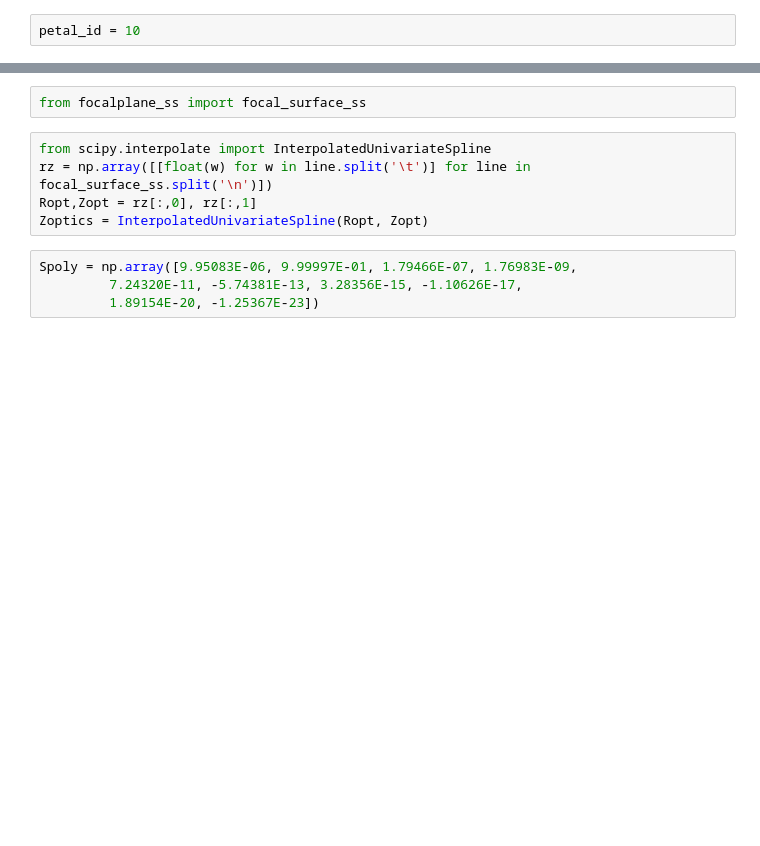
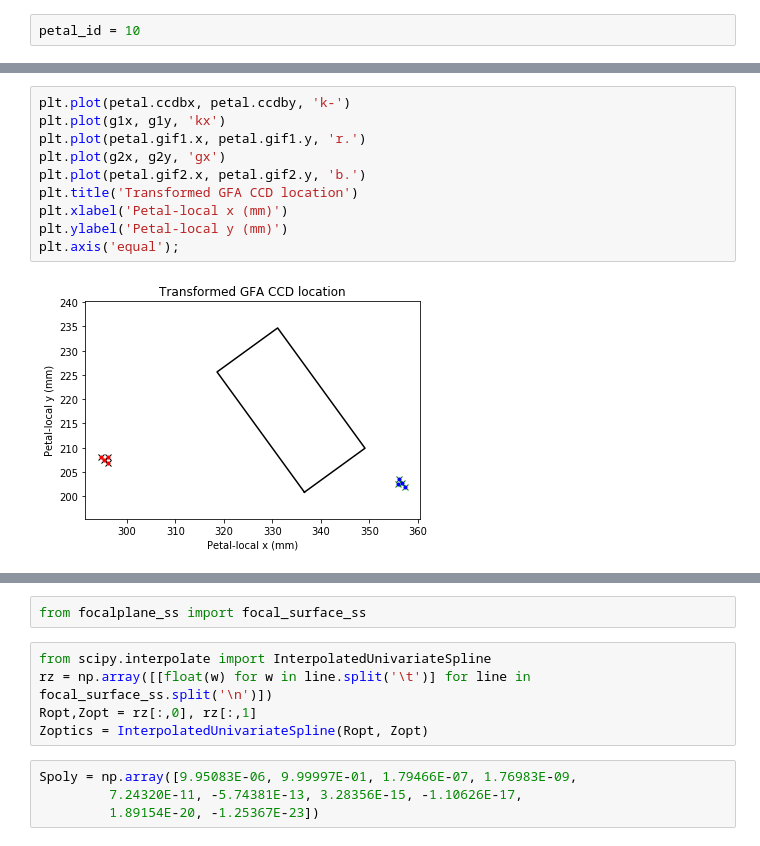
Before and after one commit to dstndstn/desi-commish, a Jupyter notebook: gif-fif.ipynb, the cells around one changed output, grey strips where cells are left out. Saved outputs shown, nothing was run; the diff lists cells and outputs as text; blank space fills up the shorter version.

```diff
--- a/gif-fif.ipynb
+++ b/gif-fif.ipynb
@@ -287,0 +53,12 @@ r1tan,d1tan = sip.wcstan.pixelxy2radec(np.zeros_like(yy) + 2048, yy)
+# %%
+plt.plot(petal.ccdbx, petal.ccdby, 'k-')
+plt.plot(g1x, g1y, 'kx')
+plt.plot(petal.gif1.x, petal.gif1.y, 'r.')
+plt.plot(g2x, g2y, 'gx')
+plt.plot(petal.gif2.x, petal.gif2.y, 'b.')
+plt.title('Transformed GFA CCD location')
+plt.xlabel('Petal-local x (mm)')
+plt.ylabel('Petal-local y (mm)')
+plt.axis('equal');
+# %% [output]
+[figure, added]
```
Also changed, not shown: parts of 65 cells of this notebook, 2 other files.
